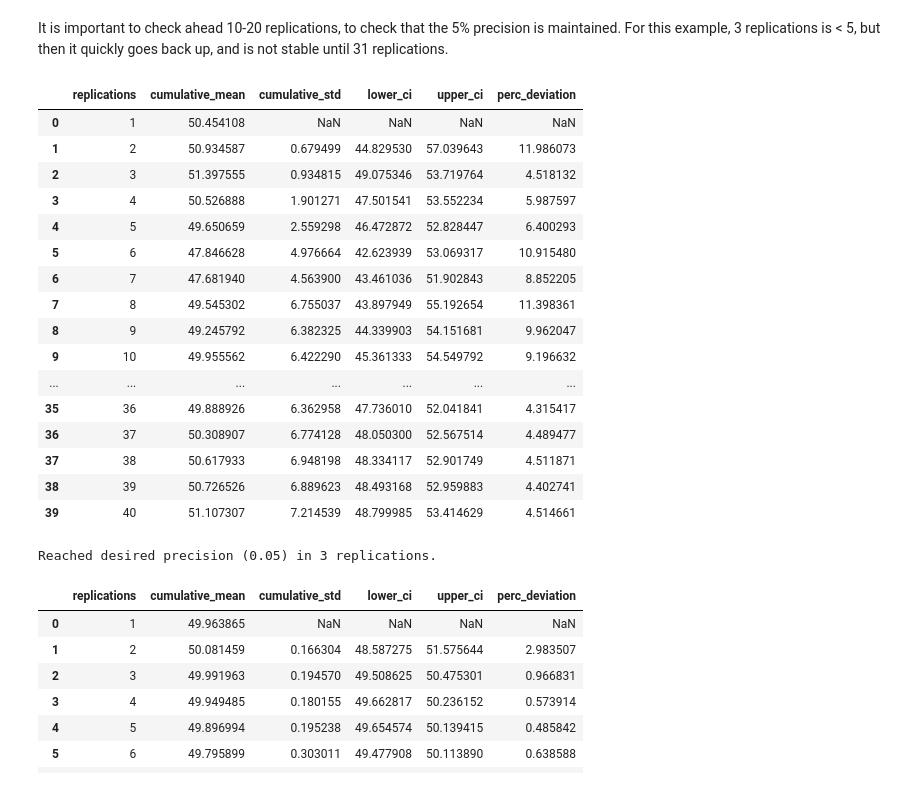
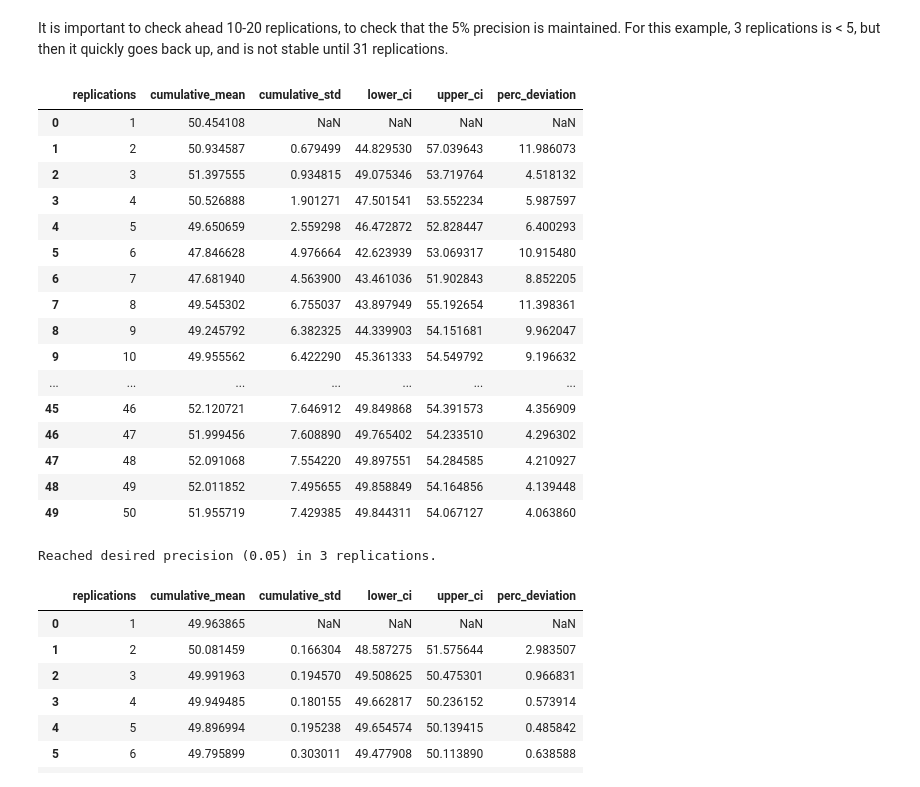
Before and after one commit to pythonhealthdatascience/pydesrap_mms, a Jupyter notebook: choosing_parameters.ipynb, the cells around one changed output. Drawn from its saved outputs; the diff is of its cells as text; code cells hidden in the pictures.

```diff
--- a/choosing_parameters.ipynb
+++ b/choosing_parameters.ipynb
@@ -207,29 +207,29 @@ Reached desired precision (0.05) in 3 replications.
 It is important to check ahead 10-20 replications, to check that the 5% precision is maintained. For this example, 3 replications is < 5, but then it quickly goes back up, and is not stable until 31 replications.
 # %%
 confidence_interval_method(
-    replications = 40,
+    replications = 50,
     metric = 'mean_q_time_nurse',
     desired_precision = 0.05,
     min_rep=31
 )
 # %% [output]
 |  | replications | cumulative_mean | cumulative_std | lower_ci | upper_ci | perc_deviation |
 | 0 | 1 | 50.454108 | NaN | NaN | NaN | NaN |
 | 1 | 2 | 50.934587 | 0.679499 | 44.829530 | 57.039643 | 11.986073 |
 | 2 | 3 | 51.397555 | 0.934815 | 49.075346 | 53.719764 | 4.518132 |
 | 3 | 4 | 50.526888 | 1.901271 | 47.501541 | 53.552234 | 5.987597 |
 | 4 | 5 | 49.650659 | 2.559298 | 46.472872 | 52.828447 | 6.400293 |
 | 5 | 6 | 47.846628 | 4.976664 | 42.623939 | 53.069317 | 10.915480 |
 | 6 | 7 | 47.681940 | 4.563900 | 43.461036 | 51.902843 | 8.852205 |
 | 7 | 8 | 49.545302 | 6.755037 | 43.897949 | 55.192654 | 11.398361 |
 | 8 | 9 | 49.245792 | 6.382325 | 44.339903 | 54.151681 | 9.962047 |
 | 9 | 10 | 49.955562 | 6.422290 | 45.361333 | 54.549792 | 9.196632 |
 | ... | ... | ... | ... | ... | ... | ... |
-| 35 | 36 | 49.888926 | 6.362958 | 47.736010 | 52.041841 | 4.315417 |
-| 36 | 37 | 50.308907 | 6.774128 | 48.050300 | 52.567514 | 4.489477 |
-| 37 | 38 | 50.617933 | 6.948198 | 48.334117 | 52.901749 | 4.511871 |
-| 38 | 39 | 50.726526 | 6.889623 | 48.493168 | 52.959883 | 4.402741 |
-| 39 | 40 | 51.107307 | 7.214539 | 48.799985 | 53.414629 | 4.514661 |
+| 45 | 46 | 52.120721 | 7.646912 | 49.849868 | 54.391573 | 4.356909 |
+| 46 | 47 | 51.999456 | 7.608890 | 49.765402 | 54.233510 | 4.296302 |
+| 47 | 48 | 52.091068 | 7.554220 | 49.897551 | 54.284585 | 4.210927 |
+| 48 | 49 | 52.011852 | 7.495655 | 49.858849 | 54.164856 | 4.139448 |
+| 49 | 50 | 51.955719 | 7.429385 | 49.844311 | 54.067127 | 4.063860 |
 Reached desired precision (0.05) in 3 replications.
 # %%
 confidence_interval_method(
```
Also changed, not shown: parts of 2 cells of this notebook, 3 other files.
